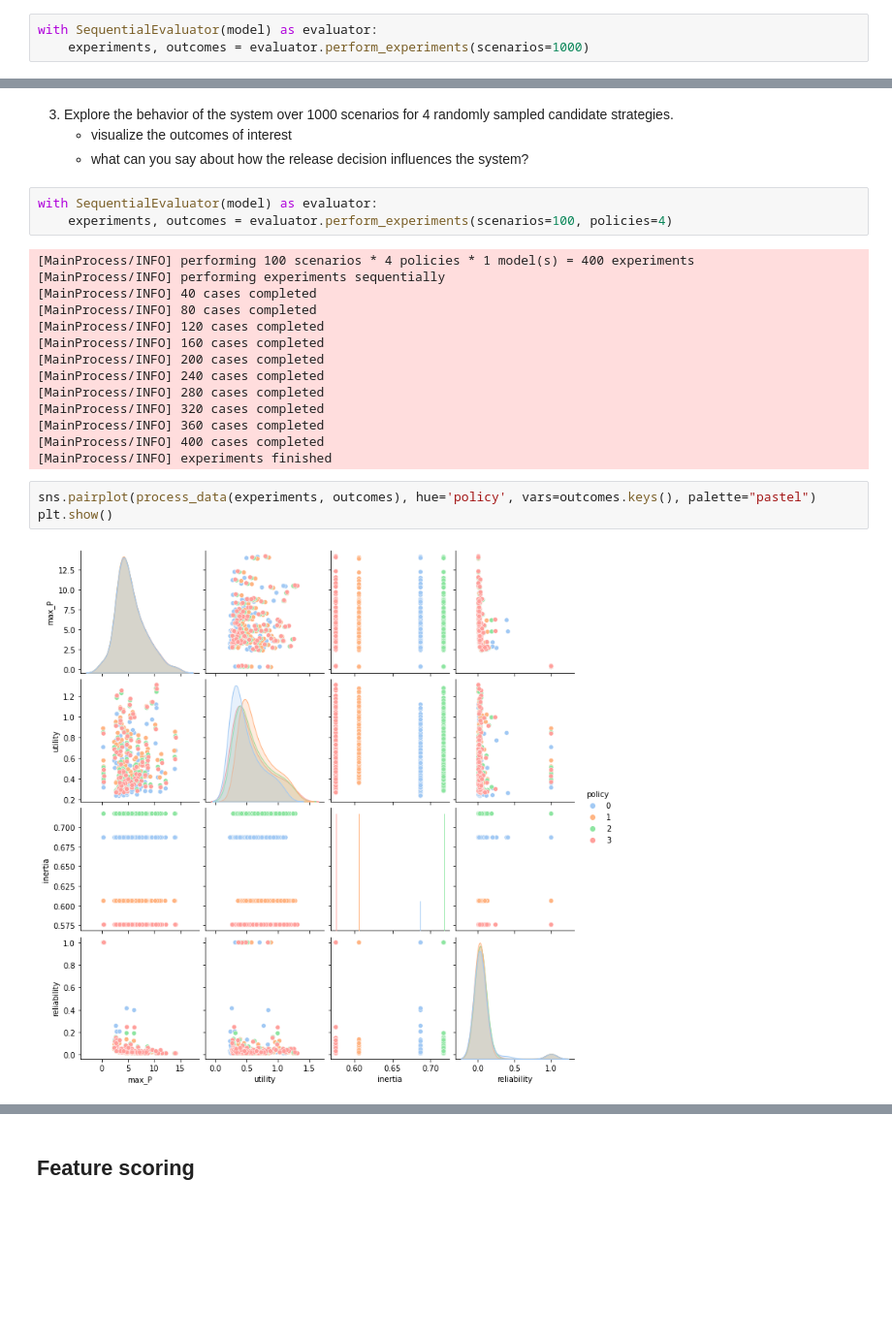
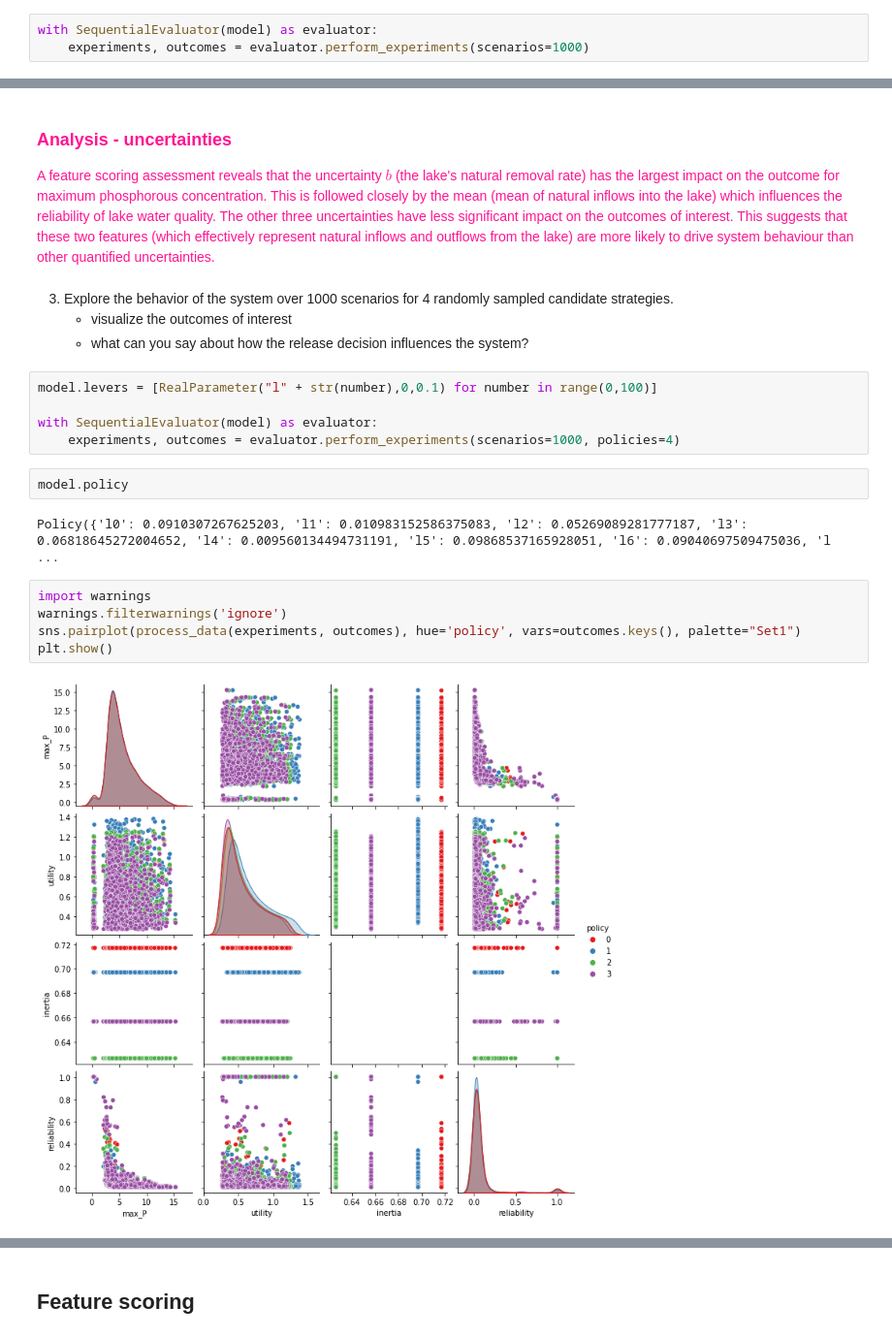
Before and after one commit to Lischip/FabiosDecisions, a Jupyter notebook: epa1361/Week 1-2 - general intro to exploratory modelling/assignment 2 - lakemodel.ipynb, the cells around one changed output, grey strips where cells are left out. Shown at 97% size. Drawn from its saved outputs; the diff is of its cells as text; blank space fills up the shorter version.

```diff
--- a/epa1361/Week 1-2 - general intro to exploratory modelling/assignment 2 - lakemodel.ipynb
+++ b/epa1361/Week 1-2 - general intro to exploratory modelling/assignment 2 - lakemodel.ipynb
@@ -118,26 +136,25 @@ plt.show()
+# %% [markdown]
+<h3 style="color: #FF1493"> Analysis - uncertainties</h3>
+<p style="color: #FF1493">
+    A feature scoring assessment reveals that the uncertainty $b$ (the lake's natural removal rate) has the largest impact on the outcome for maximum phosphorous concentration. This is followed closely by the mean (mean of natural inflows into the lake) which influences the reliability of lake water quality. The other three uncertainties have less significant impact on the outcomes of interest. This suggests that these two features (which effectively represent natural inflows and outflows from the lake) are more likely to drive system behaviour than other quantified uncertainties.
+</p>
 # %% [markdown]
 3. Explore the behavior of the system over 1000 scenarios for 4 randomly sampled candidate strategies.
     * visualize the outcomes of interest
     * what can you say about how the release decision influences the system?
 # %%
+model.levers = [RealParameter("l" + str(number),0,0.1) for number in range(0,100)]
+
 with SequentialEvaluator(model) as evaluator:
-    experiments, outcomes = evaluator.perform_experiments(scenarios=100, policies=4)
+    experiments, outcomes = evaluator.perform_experiments(scenarios=1000, policies=4)
-# %% [output]
-[MainProcess/INFO] performing 100 scenarios * 4 policies * 1 model(s) = 400 experiments
-[MainProcess/INFO] performing experiments sequentially
-[MainProcess/INFO] 40 cases completed
-[MainProcess/INFO] 80 cases completed
-[MainProcess/INFO] 120 cases completed
-[MainProcess/INFO] 160 cases completed
-[MainProcess/INFO] 200 cases completed
-[MainProcess/INFO] 240 cases completed
-[MainProcess/INFO] 280 cases completed
-[MainProcess/INFO] 320 cases completed
-[MainProcess/INFO] 360 cases completed
-[MainProcess/INFO] 400 cases completed
-[MainProcess/INFO] experiments finished
+# %%
+model.policy
+# %% [output]
+Policy({'l0': 0.0910307267625203, 'l1': 0.010983152586375083, 'l2': 0.05269089281777187, 'l3': 0.06818645272004652, 'l4': 0.009560134494731191, 'l5': 0.09868537165928051, 'l6': 0.09040697509475036, 'l ...
 # %%
-sns.pairplot(process_data(experiments, outcomes), hue='policy', vars=outcomes.keys(), palette="pastel")
+import warnings
+warnings.filterwarnings('ignore')
+sns.pairplot(process_data(experiments, outcomes), hue='policy', vars=outcomes.keys(), palette="Set1")
 plt.show()
 # %% [output]
-[figure, old version]
+[figure, new version]
```
Also changed, not shown: parts of 11 cells of this notebook.
